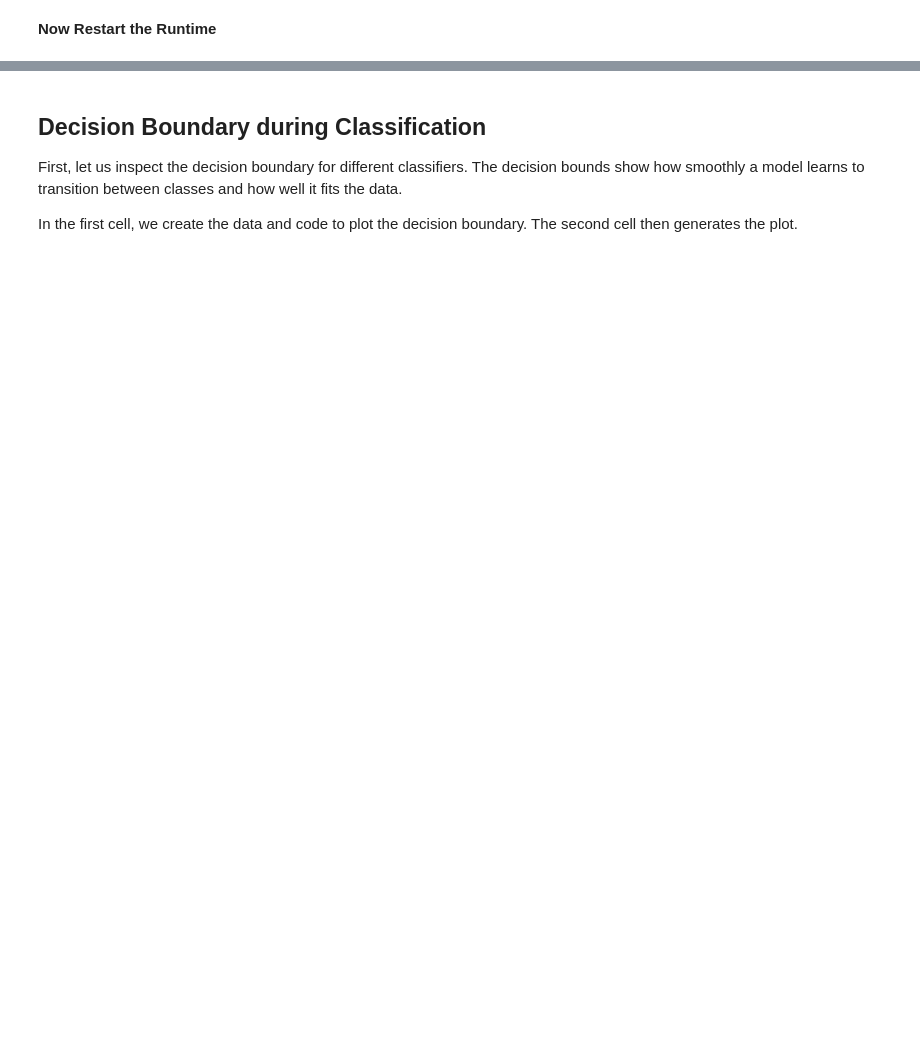
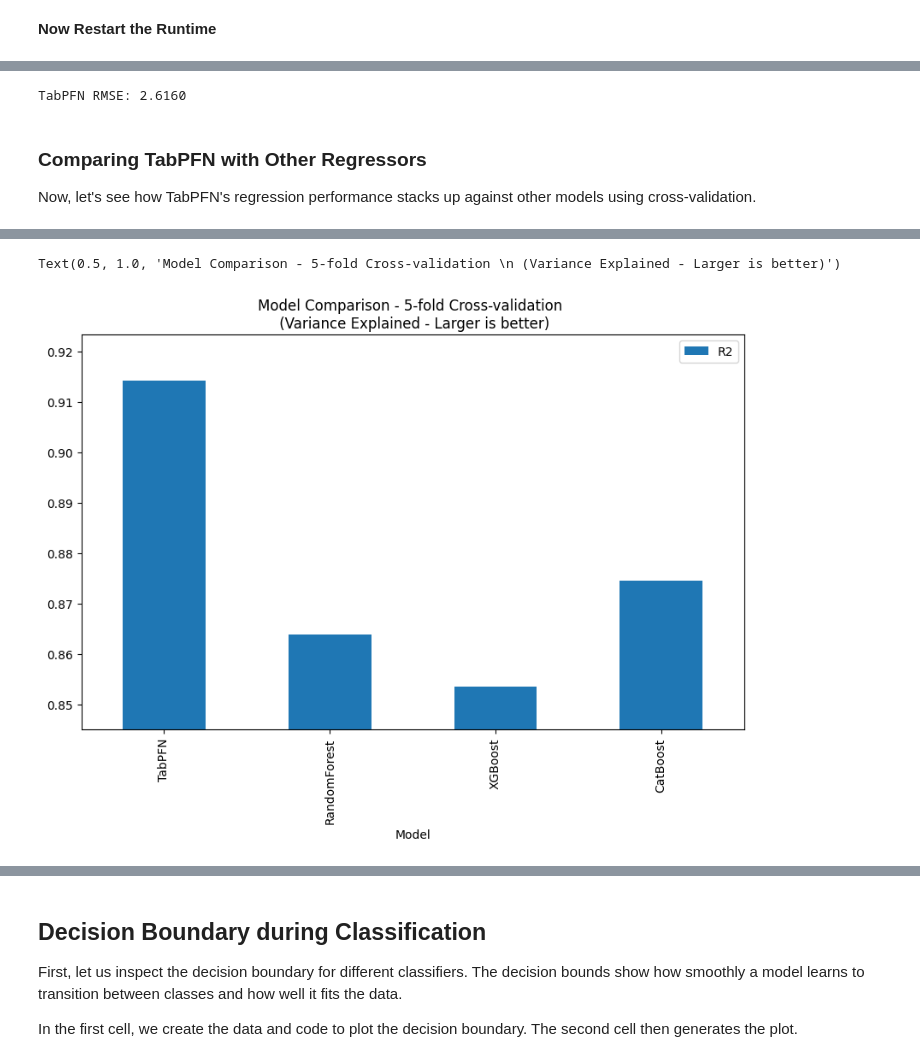
Before and after one commit to zhengaq/TabPFN, a Jupyter notebook: examples/notebooks/TabPFN_Demo_Local.ipynb, the cells around one changed output, grey strips where cells are left out. Saved outputs shown, nothing was run; the diff lists cells and outputs as text; code cells hidden in the pictures; blank space fills up the shorter version.

```diff
--- a/examples/notebooks/TabPFN_Demo_Local.ipynb
+++ b/examples/notebooks/TabPFN_Demo_Local.ipynb
@@ -555,0 +466,53 @@ results = exp_outlier.run(
+# %%
+# Split the data
+X_train, X_test, y_train, y_test = train_test_split(X, y, test_size=0.33, random_state=42)
+
+# Train and evaluate the TabPFN regressor
+tabpfn_regressor = TabPFNRegressor(random_state=42)
+tabpfn_regressor.fit(X_train, y_train)
+y_pred = tabpfn_regressor.predict(X_test)
+
+# Calculate the Root Mean Squared Error
+rmse = np.sqrt(mean_squared_error(y_test, y_pred))
+print(f"TabPFN RMSE: {rmse:.4f}")
+# %% [output]
+TabPFN RMSE: 2.6160
+# %% [markdown]
+### Comparing TabPFN with Other Regressors
+
+Now, let's see how TabPFN's regression performance stacks up against other models using cross-validation.
+# %%
+# Compare different machine learning models by training each one multiple times
+# on different parts of the data and averaging their performance scores for a
+# more reliable performance estimate
+
+# Define models
+models = [
+    ("TabPFN", TabPFNRegressor(random_state=42)),
+    ("RandomForest", make_pipeline(
+        column_transformer, # string data needs to be encoded for model
+        RandomForestRegressor(random_state=42)
+    )),
+    ("XGBoost", make_pipeline(
+        column_transformer, # string data needs to be encoded for model
+        XGBRegressor(random_state=42)
+    )),
+    ("CatBoost", make_pipeline(
+        column_transformer, # string data needs to be encoded for model
+        CatBoostRegressor(random_state=42, verbose=0)
+    ))
+]
+
+# Calculate scores
+scoring = "r2"
+cv = KFold(n_splits=3, random_state=42, shuffle=True)
+scores = {name: cross_val_score(model, X, y, cv=cv, scoring=scoring, n_jobs=1, verbose=1).mean()
+          for name, model in models}
+
+
+# Plot results
+df = pd.DataFrame(list(scores.items()), columns=["Model", "R2"])
+ax = df.plot(x="Model", y="R2", kind="bar", figsize=(10, 6))
+ax.set_ylim(df["R2"].min() * 0.99, df["R2"].max() * 1.01)
+ax.set_title("Model Comparison - 5-fold Cross-validation \n (Variance Explained - Larger is better)")
+# %% [output]
@@ -555,0 +523,2 @@ results = exp_outlier.run(
+Text(0.5, 1.0, 'Model Comparison - 5-fold Cross-validation \n (Variance Explained - Larger is better)')
+[figure, added]
```
Also changed, not shown: parts of 64 cells of this notebook.
